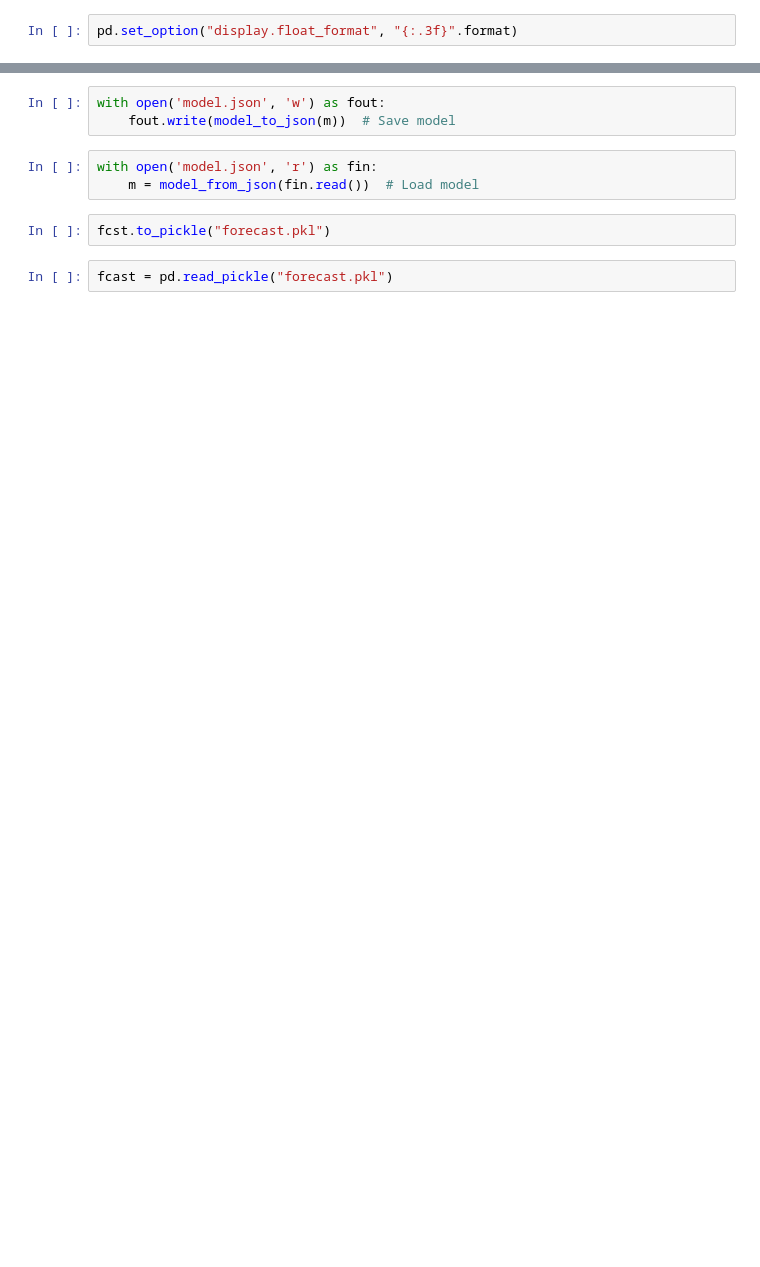
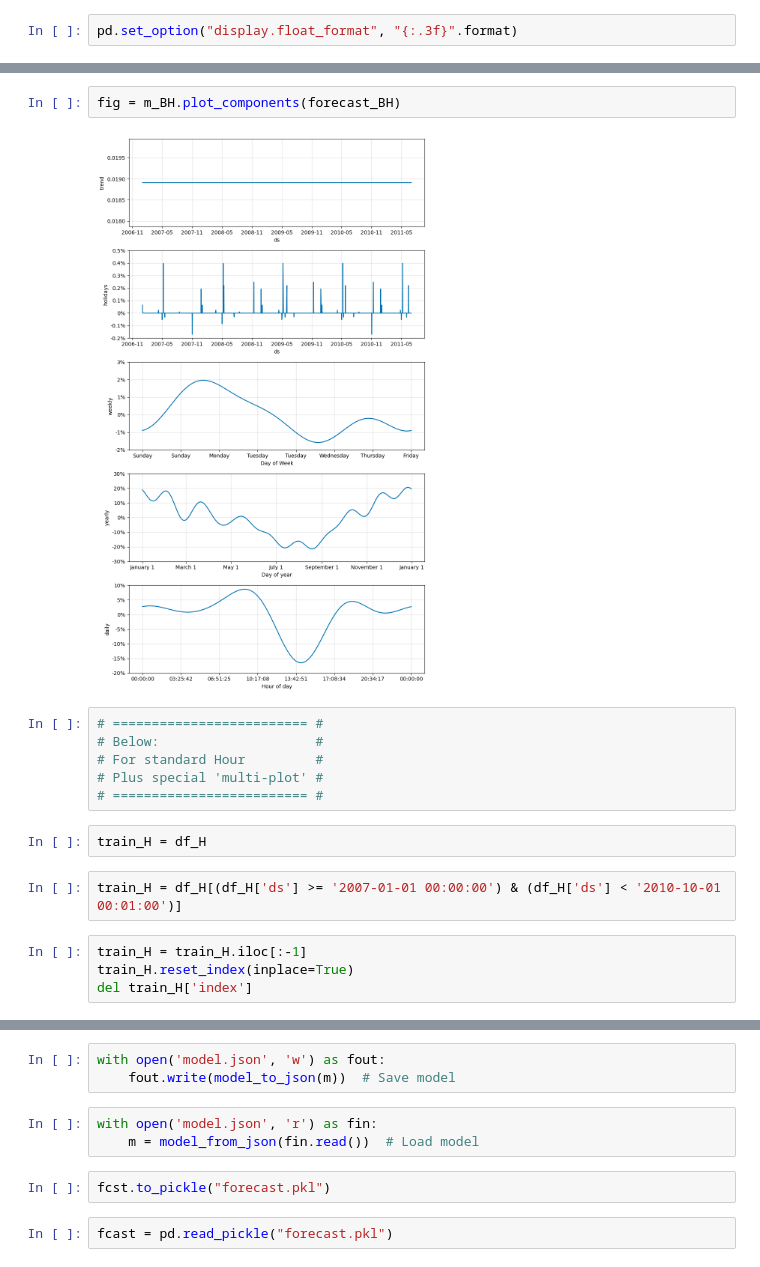
Before and after one commit to infoshareacademy/jdszr12-git_squad, a Jupyter notebook: ml_projekt/ml_project.ipynb, the cells around one changed output, grey strips where cells are left out. Drawn from its saved outputs; the diff is of its cells as text; blank space fills up the shorter version.

```diff
--- a/ml_projekt/ml_project.ipynb
+++ b/ml_projekt/ml_project.ipynb
@@ -247,0 +256,18 @@ fcst = m.predict(future)
+# %%
+fig = m_BH.plot_components(forecast_BH)
+# %% [output]
+[figure, added]
+# %%
+# ========================= #
+# Below:                    #
+# For standard Hour         #
+# Plus special 'multi-plot' #
+# ========================= #
+# %%
+train_H = df_H
+# %%
+train_H = df_H[(df_H['ds'] >= '2007-01-01 00:00:00') & (df_H['ds'] < '2010-10-01 00:01:00')]
+# %%
+train_H = train_H.iloc[:-1]
+train_H.reset_index(inplace=True)
+del train_H['index']
```
Also changed, not shown: parts of 84 cells of this notebook.
